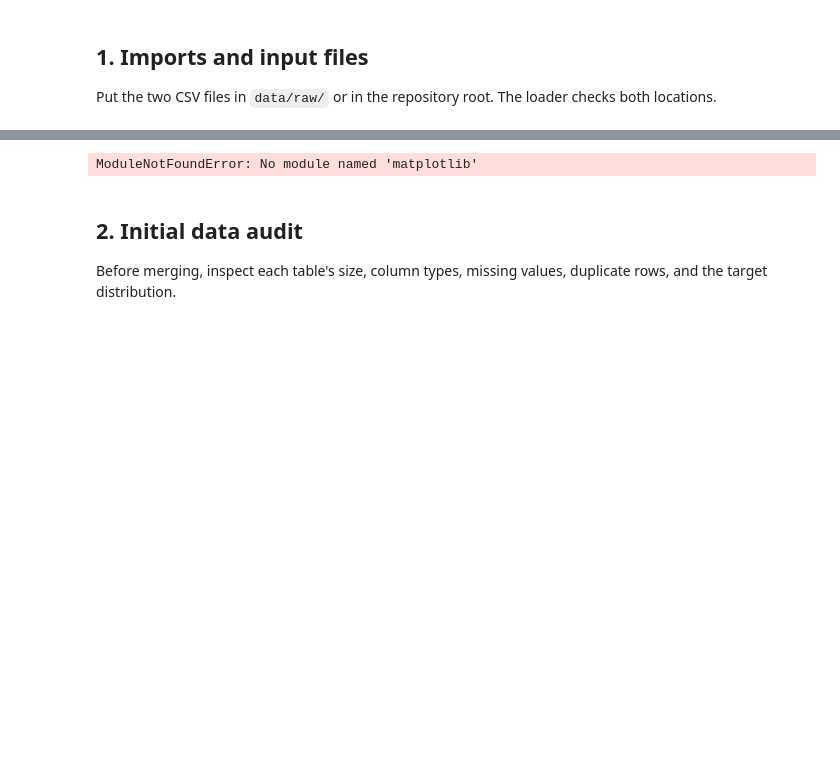
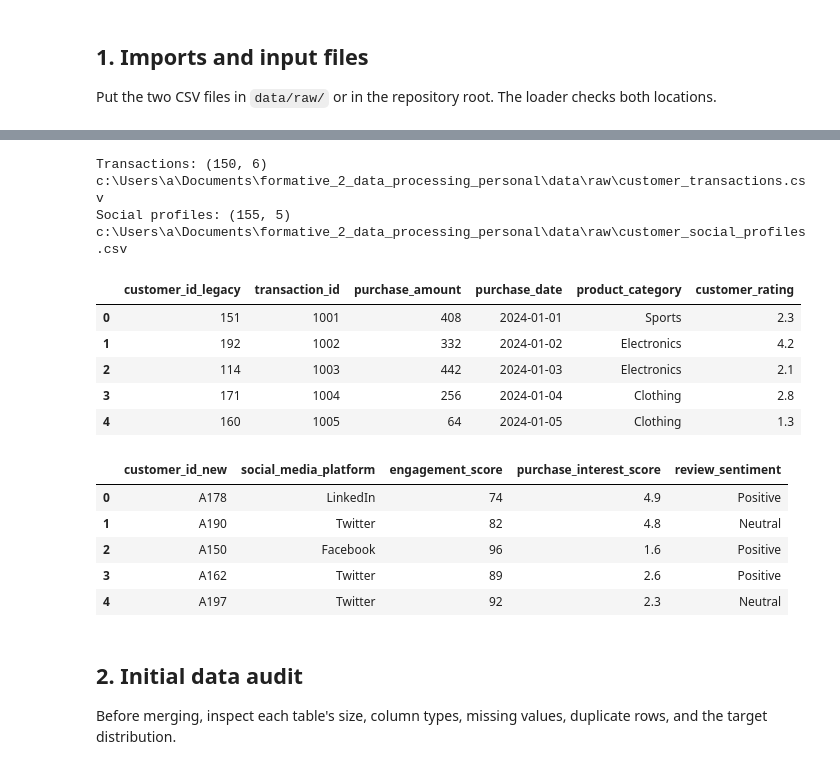
Before and after one commit to Abejirin-King/formative_2_data_processing_personal, a Jupyter notebook: notebooks/01_tabular_preprocessing.ipynb, the cells around one changed output, grey strips where cells are left out. Drawn from its saved outputs; the diff is of its cells as text; code cells hidden in the pictures; blank space fills up the shorter version.

Commit message:
ran notebook -01

```diff
--- a/notebooks/01_tabular_preprocessing.ipynb
+++ b/notebooks/01_tabular_preprocessing.ipynb
@@ -26,32 +11,45 @@ Requirement already satisfied: six>=1.5 in C:\Users\a\AppData\Roaming\Python\Pyt
 # %%
 from pathlib import Path
 import pandas as pd
 import numpy as np
 import matplotlib.pyplot as plt
 
 pd.set_option("display.max_columns", 100)
-ROOT = Path.cwd()
+ROOT = Path.cwd().parent if Path.cwd().name == "notebooks" else Path.cwd()
 
 def find_file(names):
     candidates = [ROOT / "data" / "raw" / n for n in names] + [ROOT / n for n in names]
     for path in candidates:
         if path.exists():
             return path
     raise FileNotFoundError("Could not find: " + ", ".join(names))
 
 tx_path = find_file(["customer_transactions.csv",
                      "customer_transactions - customer_transactions.csv"])
 social_path = find_file(["customer_social_profiles.csv",
                          "customer_social_profiles - customer_social_profiles.csv"])
 
 transactions = pd.read_csv(tx_path)
 social = pd.read_csv(social_path)
 print("Transactions:", transactions.shape, tx_path)
 print("Social profiles:", social.shape, social_path)
 display(transactions.head())
 display(social.head())
 # %% [output]
-ModuleNotFoundError: No module named 'matplotlib'
+Transactions: (150, 6) c:\Users\a\Documents\formative_2_data_processing_personal\data\raw\customer_transactions.csv
+Social profiles: (155, 5) c:\Users\a\Documents\formative_2_data_processing_personal\data\raw\customer_social_profiles.csv
+|  | customer_id_legacy | transaction_id | purchase_amount | purchase_date | product_category | customer_rating |
+| 0 | 151 | 1001 | 408 | 2024-01-01 | Sports | 2.3 |
+| 1 | 192 | 1002 | 332 | 2024-01-02 | Electronics | 4.2 |
+| 2 | 114 | 1003 | 442 | 2024-01-03 | Electronics | 2.1 |
+| 3 | 171 | 1004 | 256 | 2024-01-04 | Clothing | 2.8 |
+| 4 | 160 | 1005 | 64 | 2024-01-05 | Clothing | 1.3 |
+|  | customer_id_new | social_media_platform | engagement_score | purchase_interest_score | review_sentiment |
+| 0 | A178 | LinkedIn | 74 | 4.9 | Positive |
+| 1 | A190 | Twitter | 82 | 4.8 | Neutral |
+| 2 | A150 | Facebook | 96 | 1.6 | Positive |
+| 3 | A162 | Twitter | 89 | 2.6 | Positive |
+| 4 | A197 | Twitter | 92 | 2.3 | Neutral |
 # %% [markdown]
 ## 2. Initial data audit
 
```
Also changed, not shown: parts of 9 cells of this notebook.
